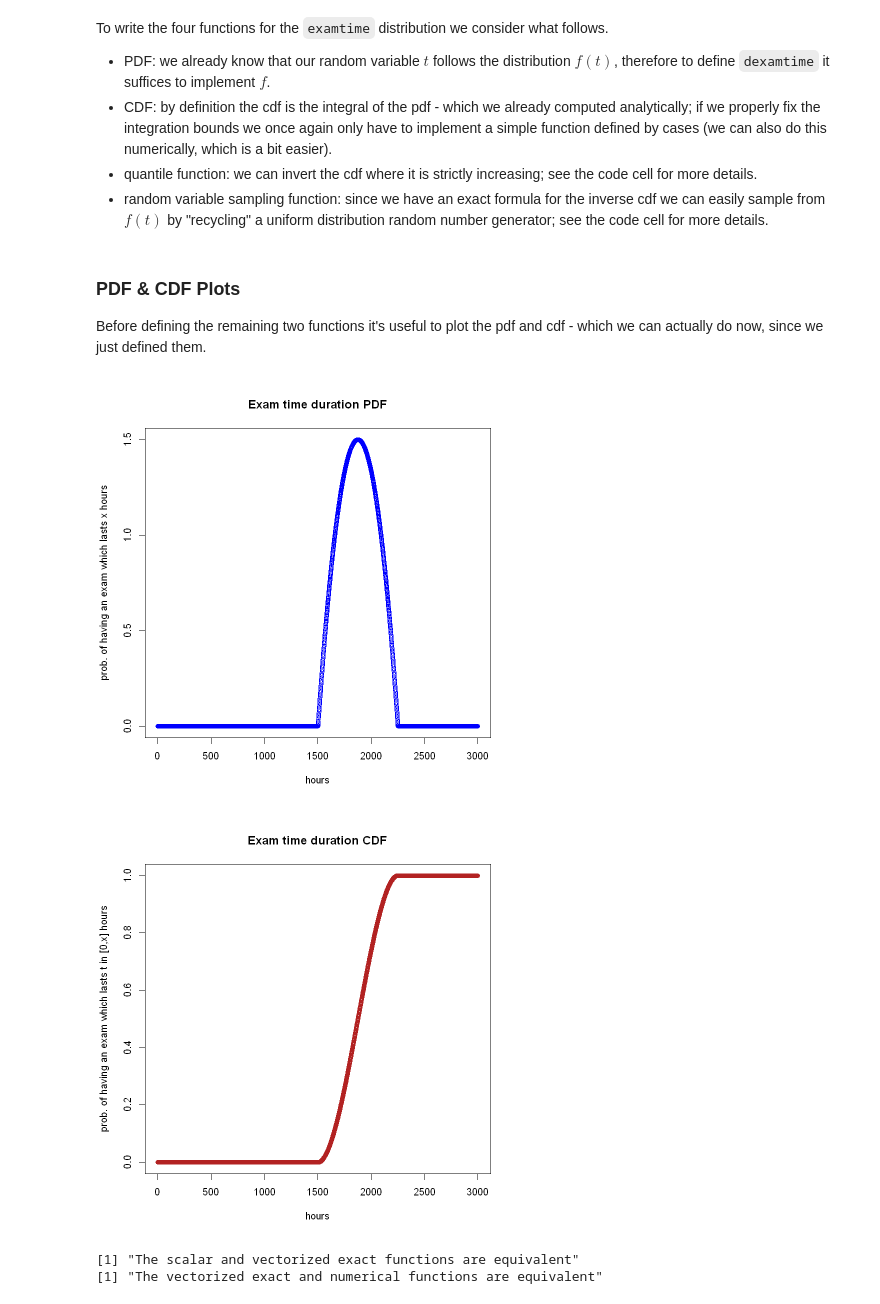
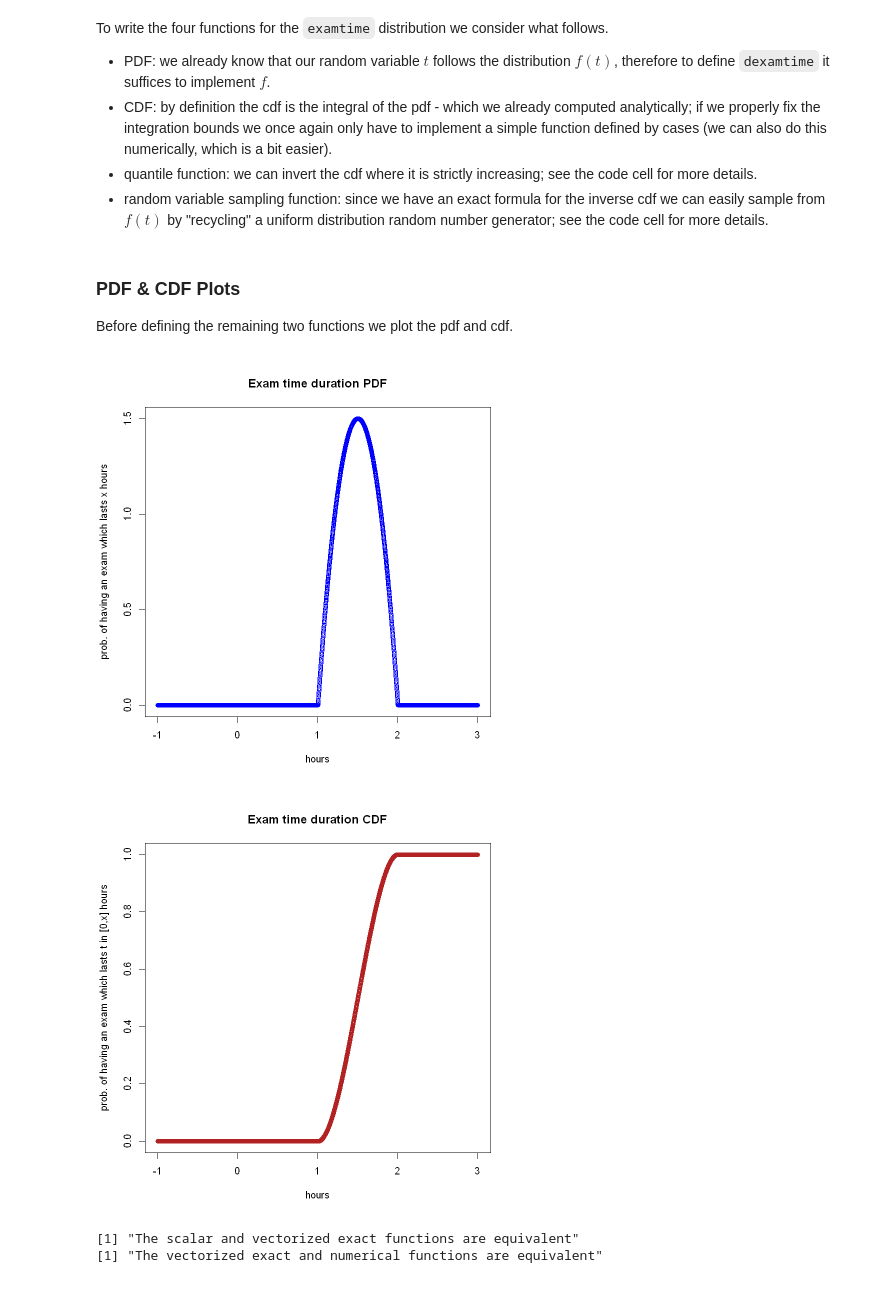
Before and after one commit to marco-giunta/AdvStatPhysAn, a Jupyter notebook: compito_2.ipynb, the cells around one changed output. Cells and saved outputs as stored; diff of their text form; code cells hidden in the pictures.

```diff
--- a/compito_2.ipynb
+++ b/compito_2.ipynb
@@ -330,14 +326,14 @@ pexamtime.numerical <- function(t, lower.tail = TRUE, log.p = FALSE) {
 }
 # %% [markdown]
 ### PDF & CDF Plots
-Before defining the remaining two functions it's useful to plot the pdf and cdf - which we can actually do now, since we just defined them.
+Before defining the remaining two functions we plot the pdf and cdf.
 # %%
 x <- seq(from = -1, to = 3, length.out = 3000) #alternatively I can specify by = 0.001 or some similar value
-plot(dexamtime(x), type = "b", col = "blue", main = "Exam time duration PDF", xlab =  "hours", ylab = "prob. of having an exam which lasts x hours") #c(x[1],x[length(x)])
-plot(pexamtime(x), type = "b", col = "firebrick", main = "Exam time duration CDF", xlab =  "hours", ylab = "prob. of having an exam which lasts t in [0,x] hours")
+plot(x, dexamtime(x), type = "b", col = "blue", main = "Exam time duration PDF", xlab =  "hours", ylab = "prob. of having an exam which lasts x hours") #c(x[1],x[length(x)])
+plot(x, pexamtime(x), type = "b", col = "firebrick", main = "Exam time duration CDF", xlab =  "hours", ylab = "prob. of having an exam which lasts t in [0,x] hours")
 # %% [output]
-[figure, old version]
+[figure, new version]
-[figure, old version]
+[figure, new version]
 # %%
 # before proceeding we check whether the 3 functions above are actually equivalent in the following way: we compute F(x) for a vector x with those 3 different functions and then compare the results with v1 == v2.
 # If every element of the resulting logical vector is true then it means the functions return the same result
```
Also changed, not shown: parts of 17 cells of this notebook, 1 other file.
